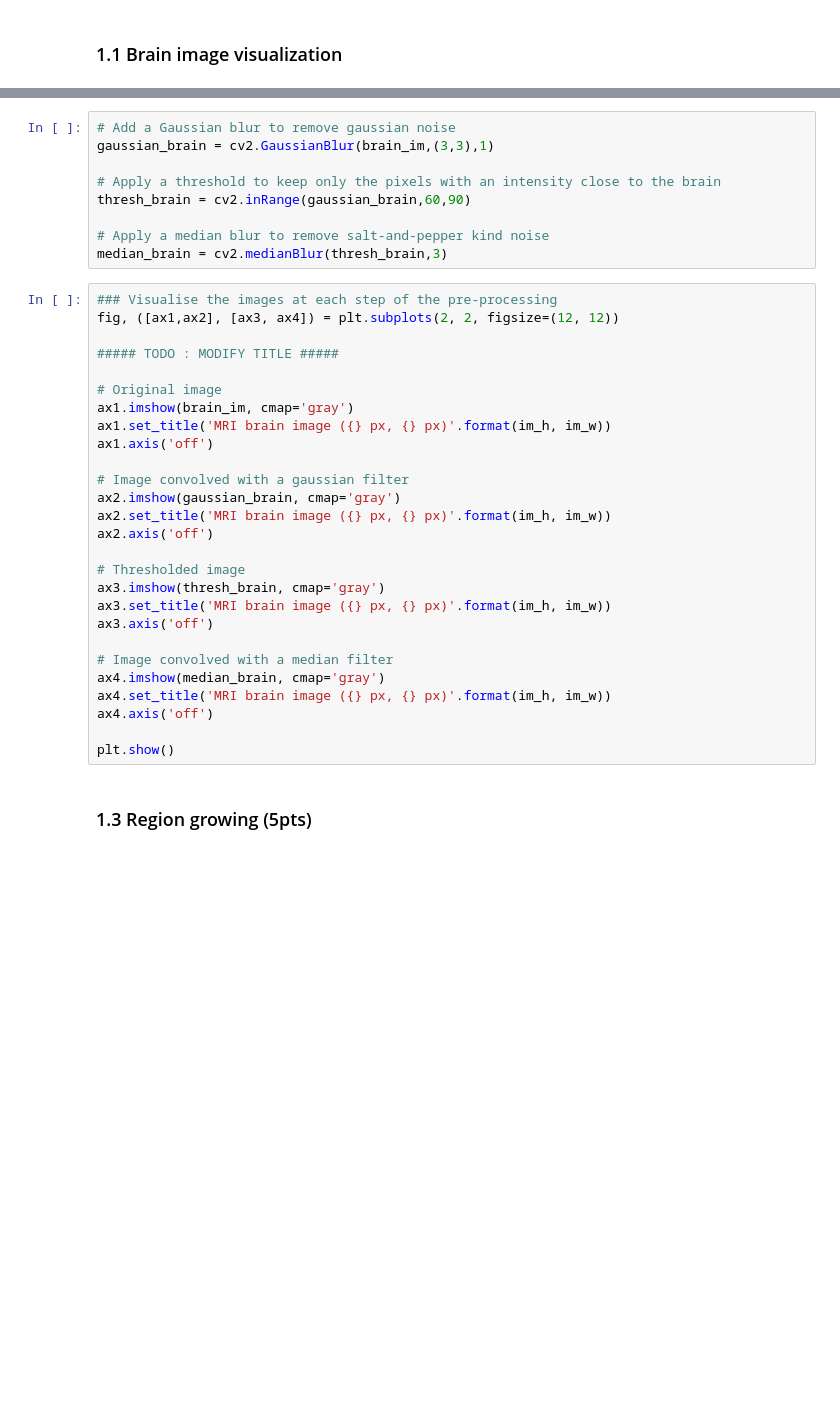
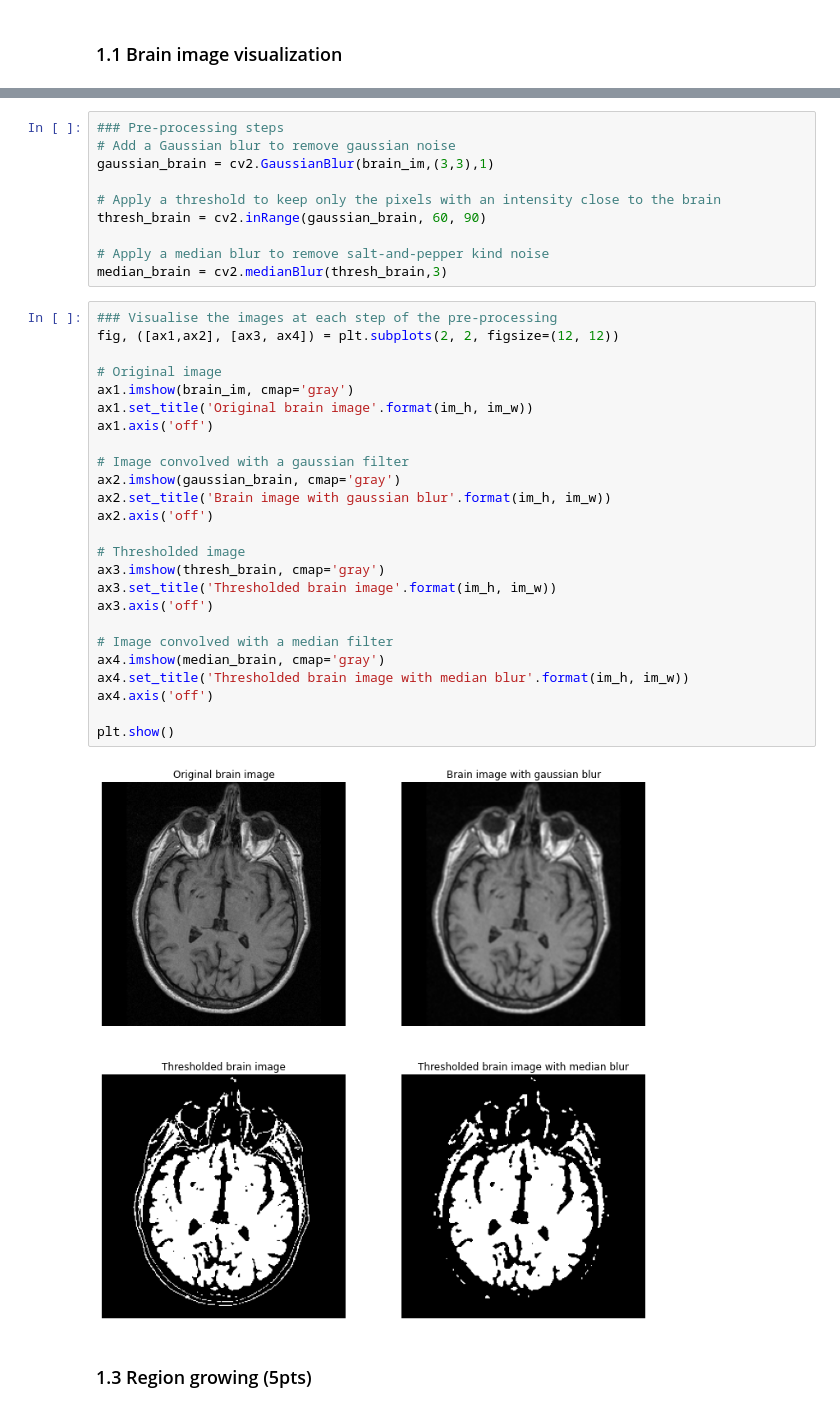
Before and after one commit to melina-chrys/IAPR-squad-lab, a Jupyter notebook: Lab1/lab_01_segmentation.ipynb, the cells around one changed output, grey strips where cells are left out. Cells and saved outputs as stored; diff of their text form; blank space fills up the shorter version.

```diff
--- a/Lab1/lab_01_segmentation.ipynb
+++ b/Lab1/lab_01_segmentation.ipynb
@@ -89,39 +109,40 @@ but:
 # %%
+### Pre-processing steps
 # Add a Gaussian blur to remove gaussian noise
 gaussian_brain = cv2.GaussianBlur(brain_im,(3,3),1)
 
 # Apply a threshold to keep only the pixels with an intensity close to the brain
-thresh_brain = cv2.inRange(gaussian_brain,60,90)
+thresh_brain = cv2.inRange(gaussian_brain, 60, 90)
 
 # Apply a median blur to remove salt-and-pepper kind noise
 median_brain = cv2.medianBlur(thresh_brain,3)
 # %%
 ### Visualise the images at each step of the pre-processing
 fig, ([ax1,ax2], [ax3, ax4]) = plt.subplots(2, 2, figsize=(12, 12))
 
-##### TODO : MODIFY TITLE #####
-
 # Original image
 ax1.imshow(brain_im, cmap='gray')
-ax1.set_title('MRI brain image ({} px, {} px)'.format(im_h, im_w))
+ax1.set_title('Original brain image'.format(im_h, im_w))
 ax1.axis('off')
 
 # Image convolved with a gaussian filter
 ax2.imshow(gaussian_brain, cmap='gray')
-ax2.set_title('MRI brain image ({} px, {} px)'.format(im_h, im_w))
+ax2.set_title('Brain image with gaussian blur'.format(im_h, im_w))
 ax2.axis('off')
 
 # Thresholded image
 ax3.imshow(thresh_brain, cmap='gray')
-ax3.set_title('MRI brain image ({} px, {} px)'.format(im_h, im_w))
+ax3.set_title('Thresholded brain image'.format(im_h, im_w))
 ax3.axis('off')
 
 # Image convolved with a median filter
 ax4.imshow(median_brain, cmap='gray')
-ax4.set_title('MRI brain image ({} px, {} px)'.format(im_h, im_w))
+ax4.set_title('Thresholded brain image with median blur'.format(im_h, im_w))
 ax4.axis('off')
 
 plt.show()
+# %% [output]
+[figure, added]
 # %% [markdown]
 ### 1.3 Region growing (5pts)
 # %% [markdown]
```
Also changed, not shown: parts of 41 cells of this notebook.
